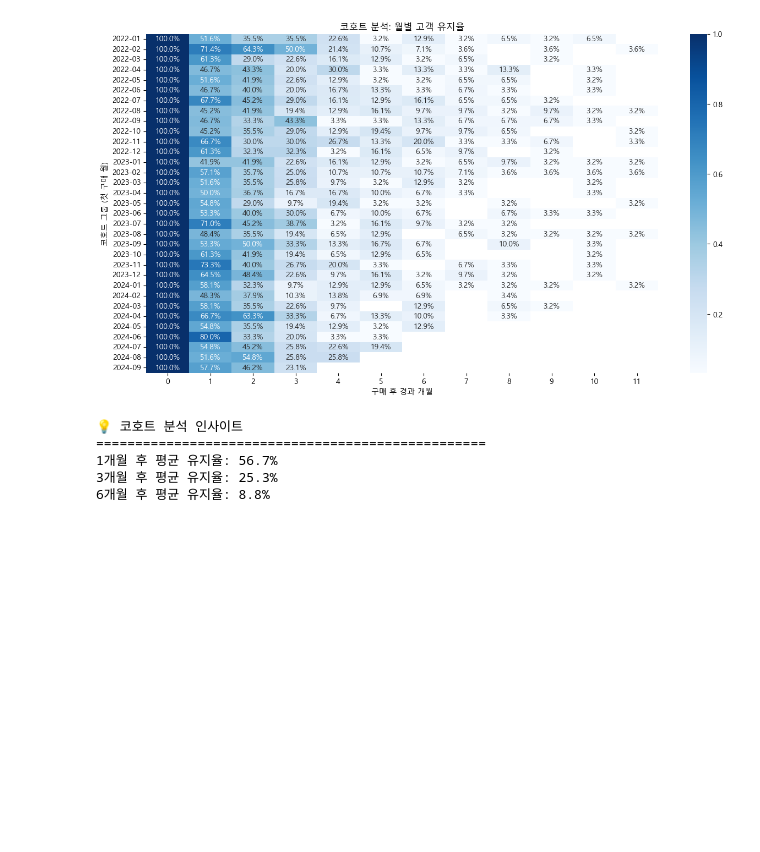
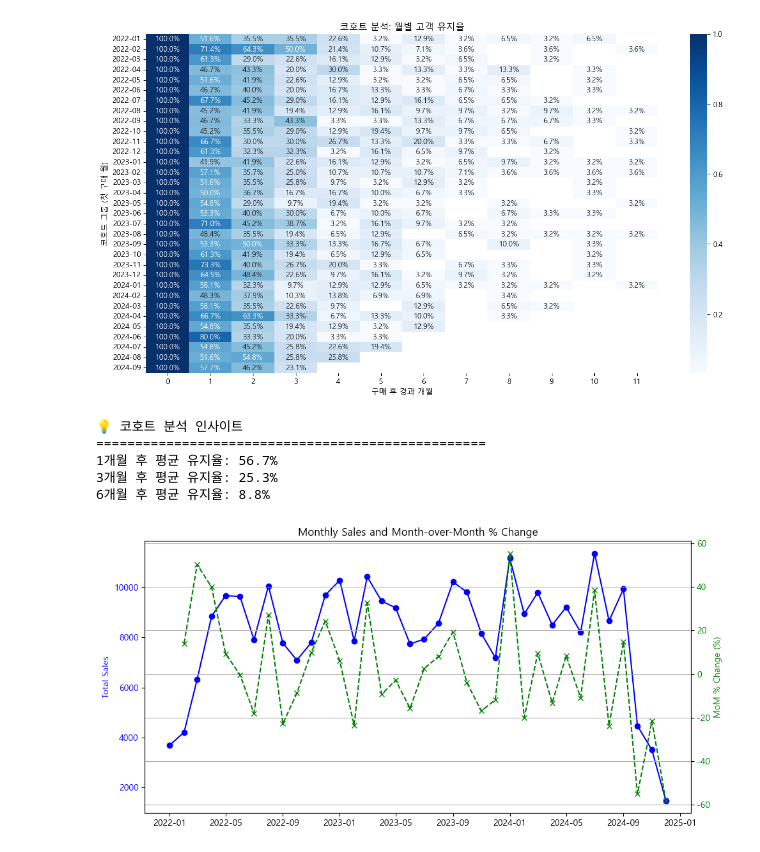
Before and after one commit to documents19/What-I-Learned-Today, a Jupyter notebook: data_analysis/04_kpi.ipynb, the cells around one changed output. Saved outputs shown, nothing was run; the diff lists cells and outputs as text; code cells hidden in the pictures; blank space fills up the shorter version.

```diff
--- a/data_analysis/04_kpi.ipynb
+++ b/data_analysis/04_kpi.ipynb
@@ -373,3 +374,59 @@ if retention_3m < 0.15:
 1개월 후 평균 유지율: 56.7%
 3개월 후 평균 유지율: 25.3%
 6개월 후 평균 유지율: 8.8%
+# %%
+# Month Over Month (전월 대비)
+# Year Over Year (전년 대비)
+
+"""
+월별/연별 성장률 계산 및 트렌드 분석
+
+성장률의 비즈니스적 의미:
+- MoM(Month over Month): 단기 성장 모멘텀 파악
+- YoY(Year over Year): 계절성을 배제한 장기 성장 트렌드
+"""
+
+# MoM 성장률('order_value')
+# YoY 성장률
+# 시각화까지
+
+monthly_sales = df.groupby(df['purchase_date'].dt.to_period('M'))['order_value'].sum()
+
+# Percent change (MoM growth rate)
+monthly_sales_pct = monthly_sales.pct_change()
+
+# Absolute change
+monthly_sales_diff = monthly_sales.diff()
+
+
+monthly_summary = pd.DataFrame({
+    'Total': monthly_sales,
+    'MoM Change': monthly_sales.diff(),
+    'MoM %': monthly_sales.pct_change()
+})
+
+monthly_summary
+
+monthly_summary.index = monthly_summary.index.to_timestamp()
+
+
+fig, ax1 = plt.subplots(figsize=(10, 5))
+
+# Plot Total Sales
+ax1.plot(monthly_summary.index, monthly_summary['Total'], color='blue', marker='o', label='Total Sales')
+ax1.set_ylabel('Total Sales', color='blue')
+ax1.tick_params(axis='y', labelcolor='blue')
+
+# Create second y-axis for MoM %
+ax2 = ax1.twinx()
+ax2.plot(monthly_summary.index, monthly_summary['MoM %'] * 100, color='green', marker='x', linestyle='--', label='MoM % Change')
+ax2.set_ylabel('MoM % Change (%)', color='green')
+ax2.tick_params(axis='y', labelcolor='green')
+
+# Title and layout
+plt.title('Monthly Sales and Month-over-Month % Change')
+fig.tight_layout()
+plt.grid(True)
+plt.show()
+# %% [output]
+[figure, added]
```
Also changed, not shown: parts of 9 cells of this notebook, 7 other files.
